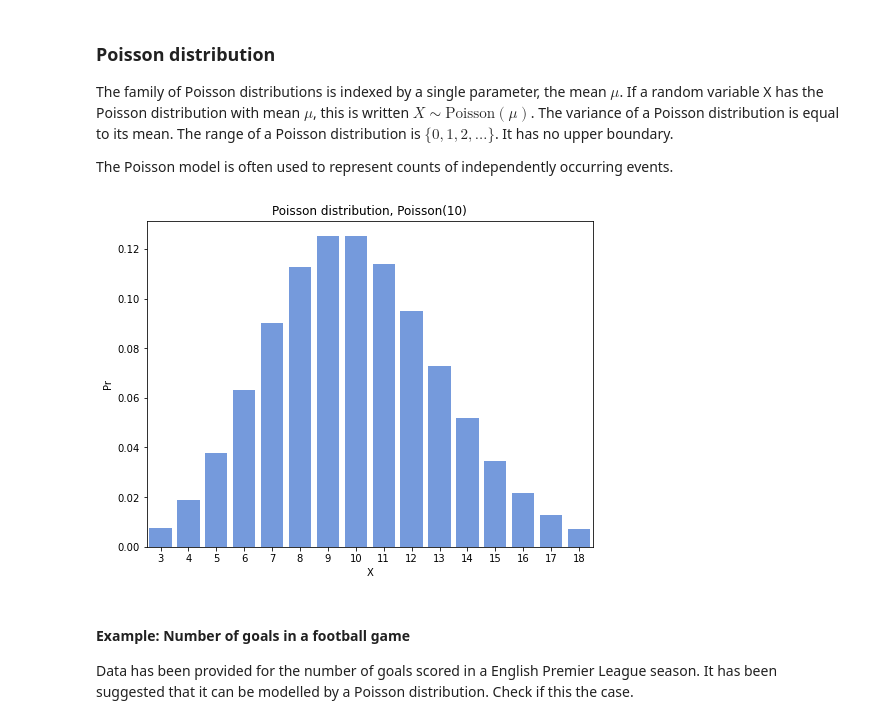
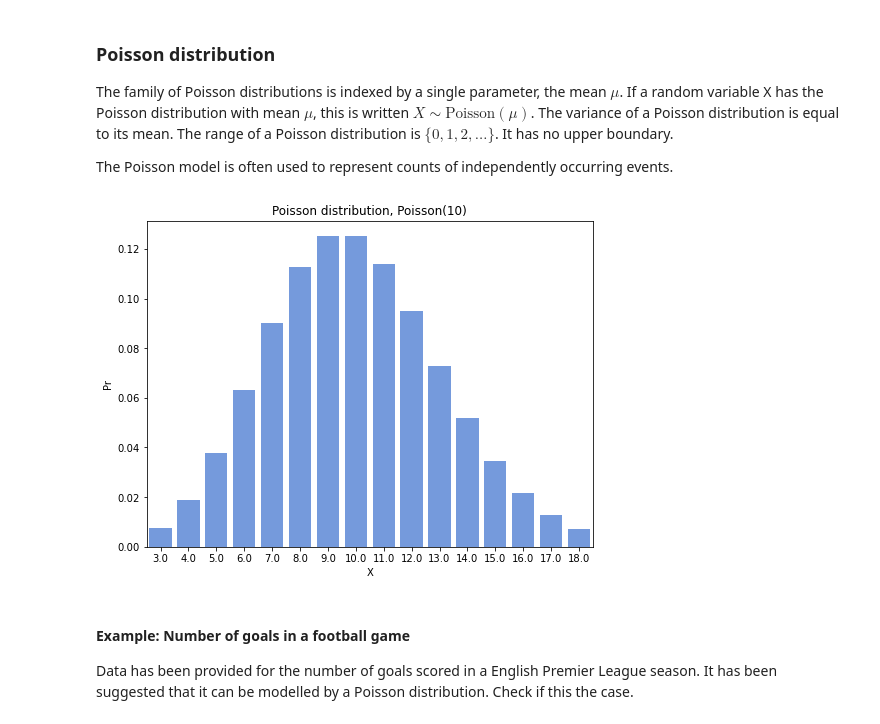
Before and after one commit to ljk233/py_m249, a Jupyter notebook: .jupyter/unit0/03_populations_and_models.ipynb, the cells around one changed output. Cells and saved outputs as stored; diff of their text form; code cells hidden in the pictures.

```diff
--- a/.jupyter/unit0/03_populations_and_models.ipynb
+++ b/.jupyter/unit0/03_populations_and_models.ipynb
@@ -179,9 +180,10 @@ It has no upper boundary.
 
 The Poisson model is often used to represent counts of independently occurring events.
 # %%
-probmodels.plot_discrete(stats.poisson(10), "Poisson distribution, Poisson(10)")
+model = probmodels.ProbModel(stats.poisson(10), 'discrete')
+model.plot("Poisson distribution, Poisson(10)")
 # %% [output]
-[figure, old version]
+[figure, new version]
 # %% [markdown]
 #### Example: Number of goals in a football game
 
```
Also changed, not shown: parts of 6 cells of this notebook, 2 other files.
